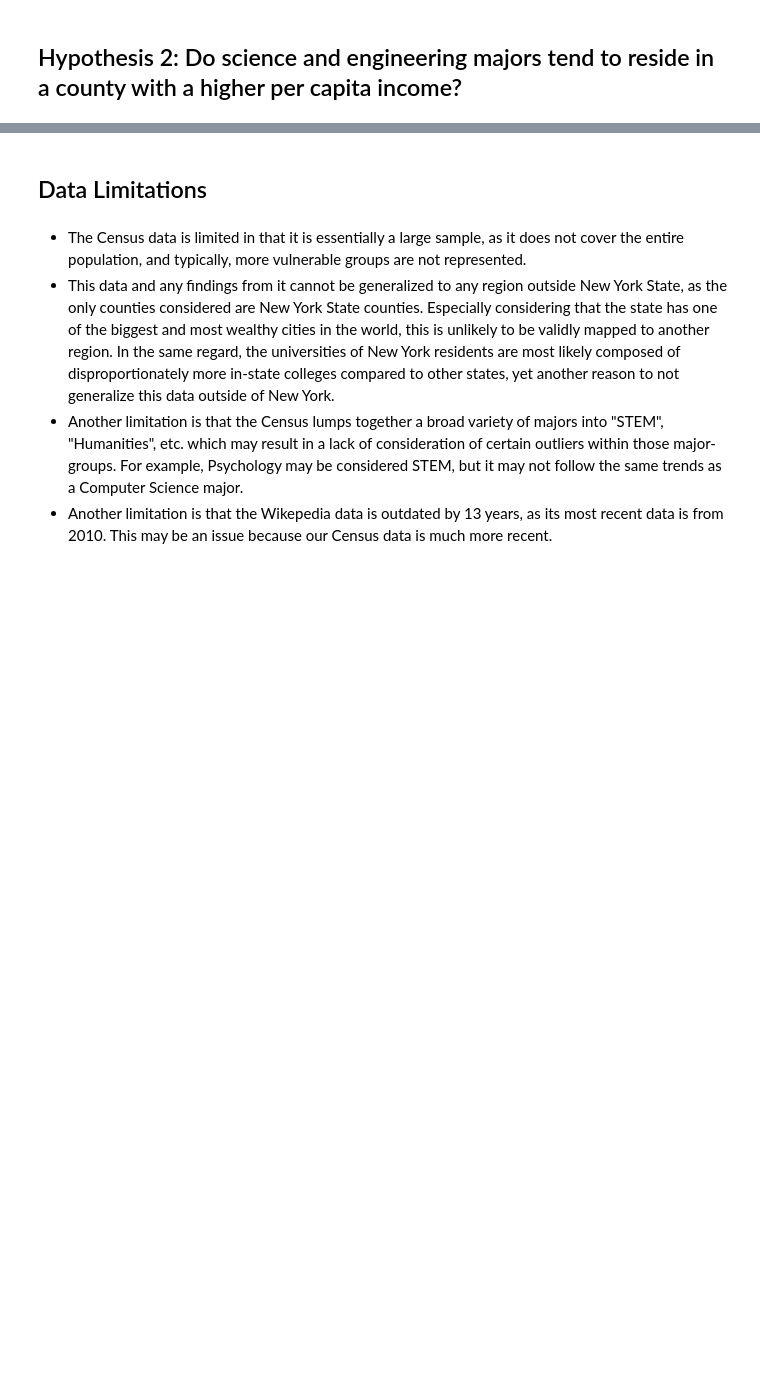
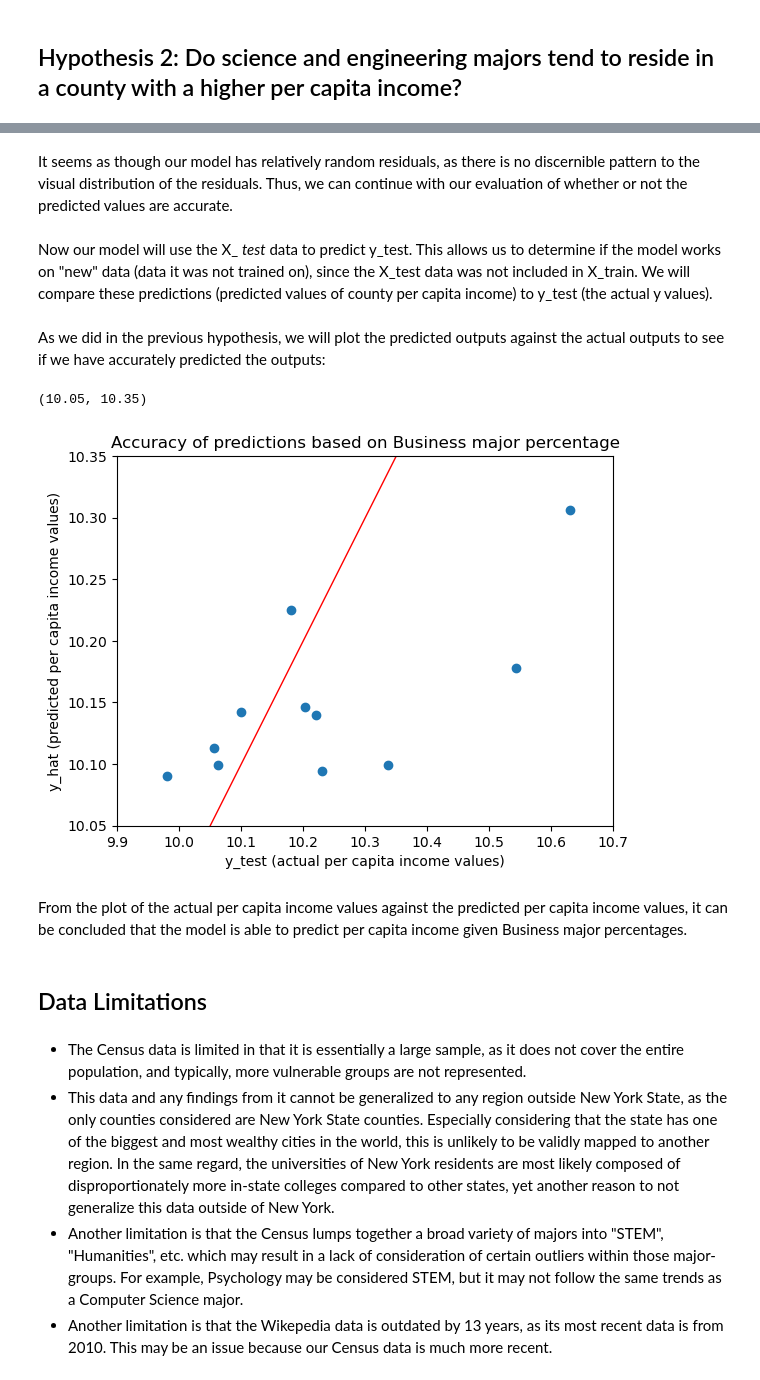
Before and after one commit to sonia-mar/info2950-final-project, a Jupyter notebook: finalproject.ipynb, the cells around one changed output, grey strips where cells are left out. Cells and saved outputs as stored; diff of their text form; code cells hidden in the pictures; blank space fills up the shorter version.

```diff
--- a/finalproject.ipynb
+++ b/finalproject.ipynb
@@ -1465,0 +1405,4 @@ From the plot of the actual per capita income values against the predicted per c
+# %%
+df = df[df['Per capita income'] < 60000]
+X = df[['Business']]
+y = np.log(df[['Per capita income']])
@@ -1465,0 +1447,4 @@ From the plot of the actual per capita income values against the predicted per c
+# %% [markdown]
+It seems as though our model has relatively random residuals, as there is no discernible pattern to the visual distribution of the residuals. Thus, we can continue with our evaluation of whether or not the predicted values are accurate.
+# %% [markdown]
+Now our model will use the X_&nbsp;_test_ data to predict y_test. This allows us to determine if the model works on "new" data (data it was not trained on), since the X_test data was not included in X_train. We will compare these predictions (predicted values of county per capita income) to y_test (the actual y values).
@@ -1466,3 +1453,18 @@ From the plot of the actual per capita income values against the predicted per c
+# %% [markdown]
+As we did in the previous hypothesis, we will plot the predicted outputs against the actual outputs to see if we have accurately predicted the outputs:
+# %%
+plt.scatter(y_test, h4_y_hat_test)
+plt.xlabel('y_test (actual per capita income values)')
+plt.ylabel('y_hat (predicted per capita income values)')
+plt.title('Accuracy of predictions based on Business major percentage')
+plt.axline((0, 0), (1, 1), linewidth=1, color='r')
+plt.xlim(9.9,10.7)
+plt.ylim(10.05,10.35)
+# %% [output]
+(10.05, 10.35)
+[figure, added]
+# %% [markdown]
+From the plot of the actual per capita income values against the predicted per capita income values, it can be concluded that the model is able to predict per capita income given Business major percentages.
 # %% [markdown]
 ## Data Limitations
 # %% [markdown]
```
Also changed, not shown: parts of 137 cells of this notebook.
